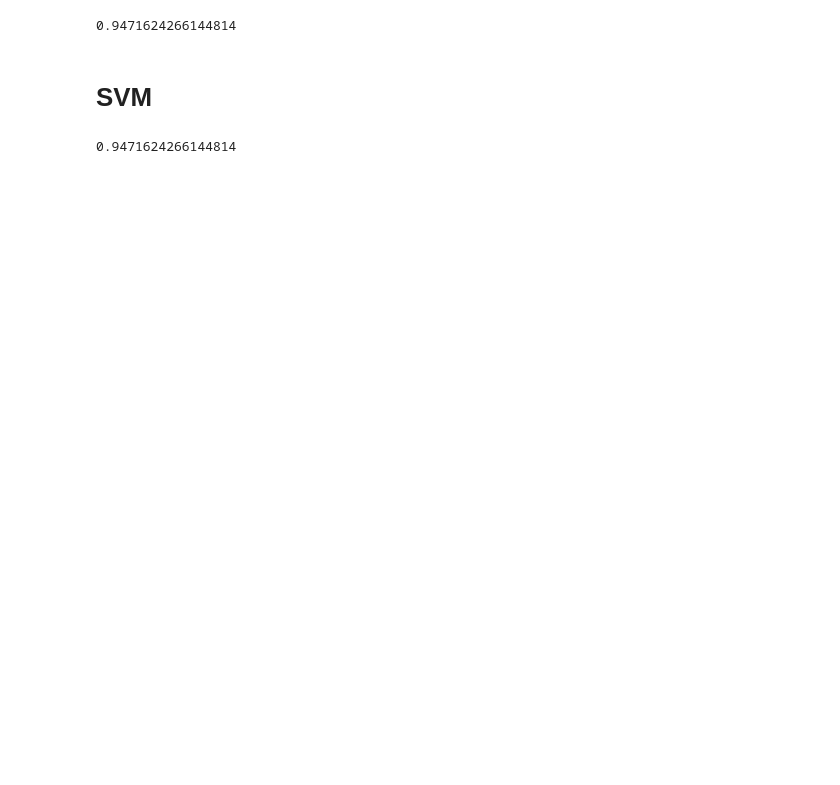
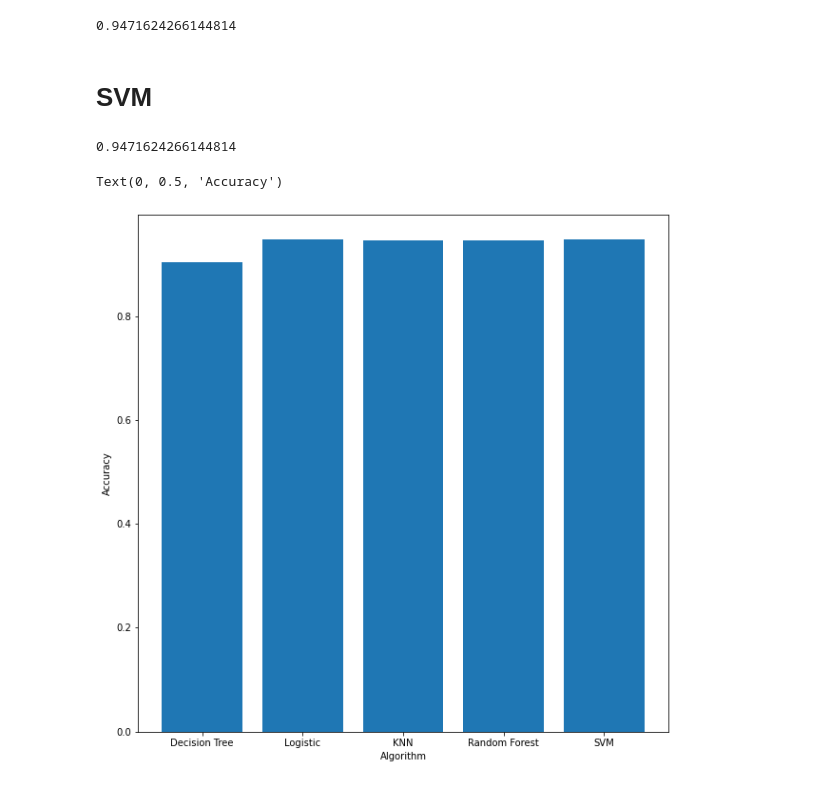
Before and after one commit to aditya002ai/MachineLearning, a Jupyter notebook: Stroke_Patients_Prediction.ipynb, the cells around one changed output. Drawn from its saved outputs; the diff is of its cells as text; code cells hidden in the pictures; blank space fills up the shorter version.

```diff
--- a/Stroke_Patients_Prediction.ipynb
+++ b/Stroke_Patients_Prediction.ipynb
@@ -425,6 +425,14 @@ from sklearn.svm import SVC
 sv = SVC()
 sv.fit(X_train_std, Y_train)
 Y_pred = sv.predict(X_test_std)
-accuracy_score(Y_test, Y_pred)
+ac_svm = accuracy_score(Y_test, Y_pred)
+ac_svm
 # %% [output]
 0.9471624266144814
+# %%
+plt.bar(['Decision Tree', 'Logistic', 'KNN', 'Random Forest', 'SVM'], [ac_dt, ac_lr, ac_knn, ac_rf, ac_svm])
+plt.xlabel('Algorithm')
+plt.ylabel('Accuracy')
+# %% [output]
+Text(0, 0.5, 'Accuracy')
+[figure, added]
```
Also changed, not shown: parts of 5 cells of this notebook.
